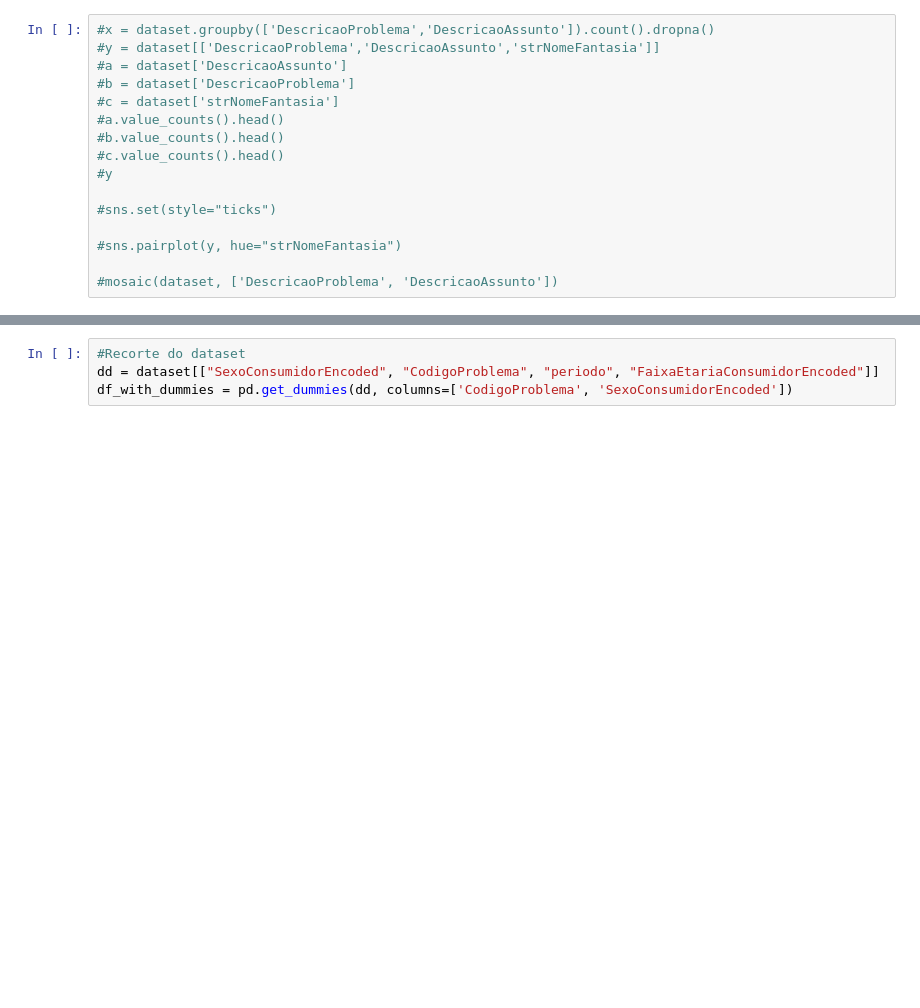
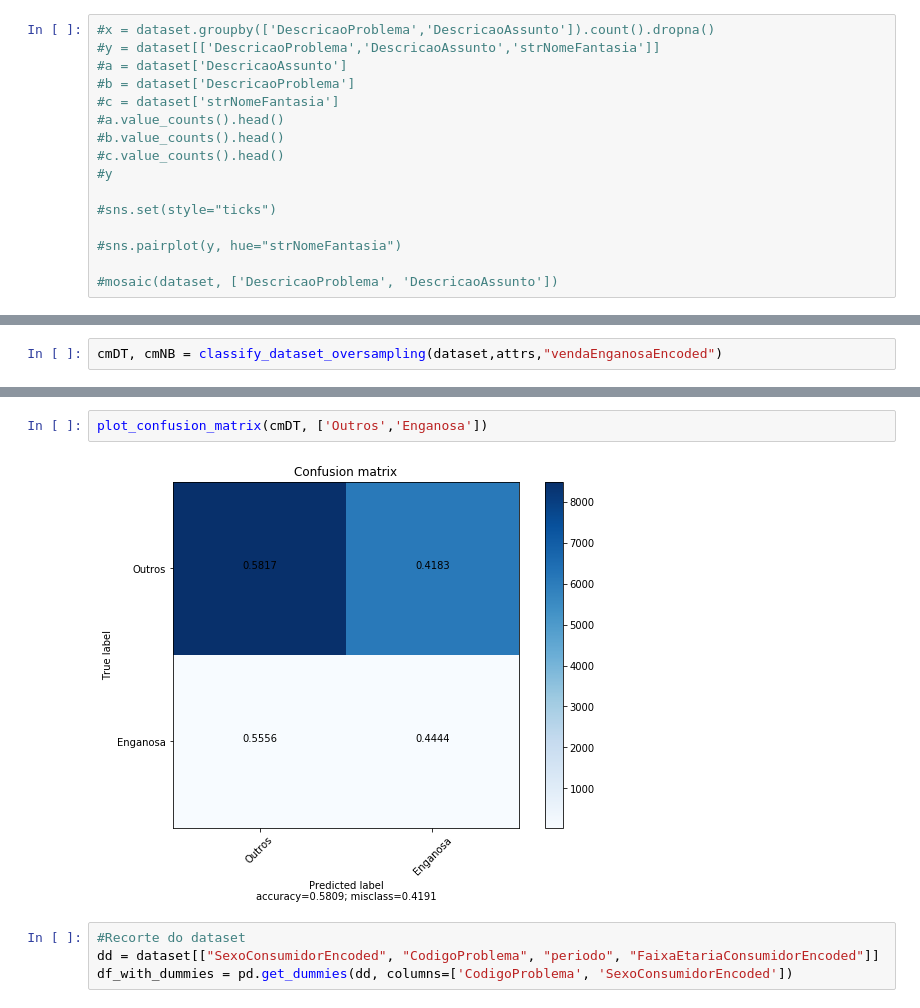
Before and after one commit to if1015-datascience-ufpe/2018-2-projeto-cambridge-analytica, a Jupyter notebook: script.ipynb, the cells around one changed output, grey strips where cells are left out. Drawn from its saved outputs; the diff is of its cells as text; blank space fills up the shorter version.

```diff
--- a/script.ipynb
+++ b/script.ipynb
@@ -329,0 +380,2 @@ Image(g.pipe(format='png'),width='100%')
+# %%
+cmDT, cmNB = classify_dataset_oversampling(dataset,attrs,"vendaEnganosaEncoded")
@@ -330,3 +395,7 @@ Image(g.pipe(format='png'),width='100%')
+# %%
+plot_confusion_matrix(cmDT, ['Outros','Enganosa'])
+# %% [output]
+[figure, added]
 # %%
 #Recorte do dataset
 dd = dataset[["SexoConsumidorEncoded", "CodigoProblema", "periodo", "FaixaEtariaConsumidorEncoded"]]
```
Also changed, not shown: parts of 14 cells of this notebook.
